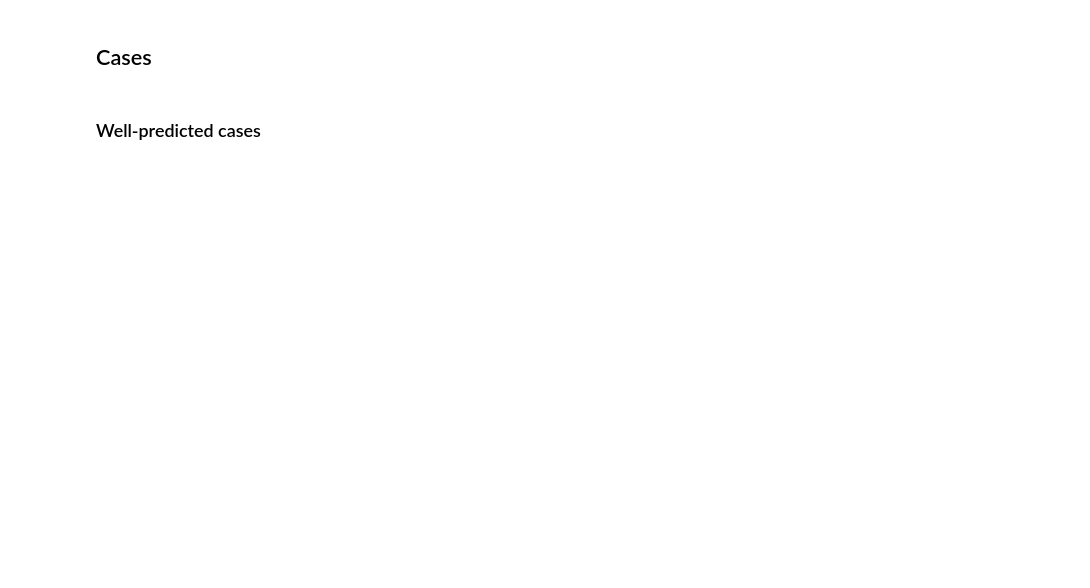
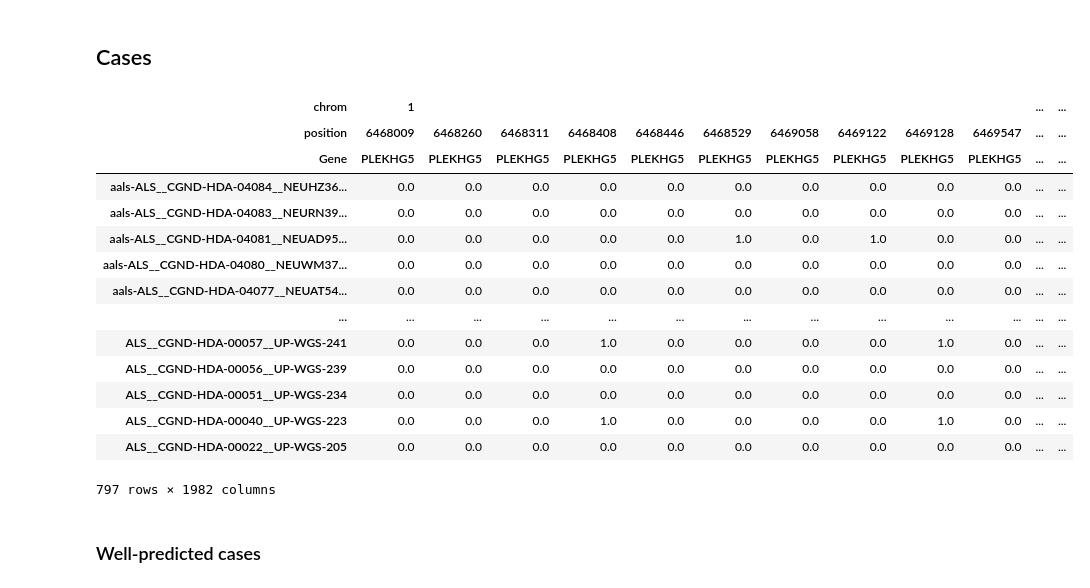
Before and after one commit to ejmockler/case-control-genomics-evaluation, a Jupyter notebook: src/Confounders.ipynb, the cells around one changed output. Saved outputs shown, nothing was run; the diff lists cells and outputs as text; code cells hidden in the pictures; blank space fills up the shorter version.

```diff
--- a/src/Confounders.ipynb
+++ b/src/Confounders.ipynb
@@ -154,6 +161,24 @@ for clinical_id in caseIndexClinical:
         if clinical_id in geno_id:
             clinicalCaseIndexMap[clinical_id] = geno_id
             genoCaseIndexMap[geno_id] = clinical_id
+# %%
+caseGenotypesBySample
+# %% [output]
+| chrom | 1 |  |  |  |  |  |  |  |  |  | ... | ... |
+| position | 6468009 | 6468260 | 6468311 | 6468408 | 6468446 | 6468529 | 6469058 | 6469122 | 6469128 | 6469547 | ... | ... |
+| Gene | PLEKHG5 | PLEKHG5 | PLEKHG5 | PLEKHG5 | PLEKHG5 | PLEKHG5 | PLEKHG5 | PLEKHG5 | PLEKHG5 | PLEKHG5 | ... | ... |
+| aals-ALS__CGND-HDA-04084__NEUHZ36... | 0.0 | 0.0 | 0.0 | 0.0 | 0.0 | 0.0 | 0.0 | 0.0 | 0.0 | 0.0 | ... | ... |
+| aals-ALS__CGND-HDA-04083__NEURN39... | 0.0 | 0.0 | 0.0 | 0.0 | 0.0 | 0.0 | 0.0 | 0.0 | 0.0 | 0.0 | ... | ... |
+| aals-ALS__CGND-HDA-04081__NEUAD95... | 0.0 | 0.0 | 0.0 | 0.0 | 0.0 | 1.0 | 0.0 | 1.0 | 0.0 | 0.0 | ... | ... |
+| aals-ALS__CGND-HDA-04080__NEUWM37... | 0.0 | 0.0 | 0.0 | 0.0 | 0.0 | 0.0 | 0.0 | 0.0 | 0.0 | 0.0 | ... | ... |
+| aals-ALS__CGND-HDA-04077__NEUAT54... | 0.0 | 0.0 | 0.0 | 0.0 | 0.0 | 0.0 | 0.0 | 0.0 | 0.0 | 0.0 | ... | ... |
+| ... | ... | ... | ... | ... | ... | ... | ... | ... | ... | ... | ... | ... |
+| ALS__CGND-HDA-00057__UP-WGS-241 | 0.0 | 0.0 | 0.0 | 1.0 | 0.0 | 0.0 | 0.0 | 0.0 | 1.0 | 0.0 | ... | ... |
+| ALS__CGND-HDA-00056__UP-WGS-239 | 0.0 | 0.0 | 0.0 | 0.0 | 0.0 | 0.0 | 0.0 | 0.0 | 0.0 | 0.0 | ... | ... |
+| ALS__CGND-HDA-00051__UP-WGS-234 | 0.0 | 0.0 | 0.0 | 0.0 | 0.0 | 0.0 | 0.0 | 0.0 | 0.0 | 0.0 | ... | ... |
+| ALS__CGND-HDA-00040__UP-WGS-223 | 0.0 | 0.0 | 0.0 | 1.0 | 0.0 | 0.0 | 0.0 | 0.0 | 1.0 | 0.0 | ... | ... |
+| ALS__CGND-HDA-00022__UP-WGS-205 | 0.0 | 0.0 | 0.0 | 0.0 | 0.0 | 0.0 | 0.0 | 0.0 | 0.0 | 0.0 | ... | ... |
+797 rows × 1982 columns
 # %%
 casePacVectors = pacmap.PaCMAP(n_components=2).fit_transform(caseGenotypesBySample)
 casePcaEmbedding = PCA(n_components=2)
```
Also changed, not shown: parts of 31 cells of this notebook, 2 other files.
